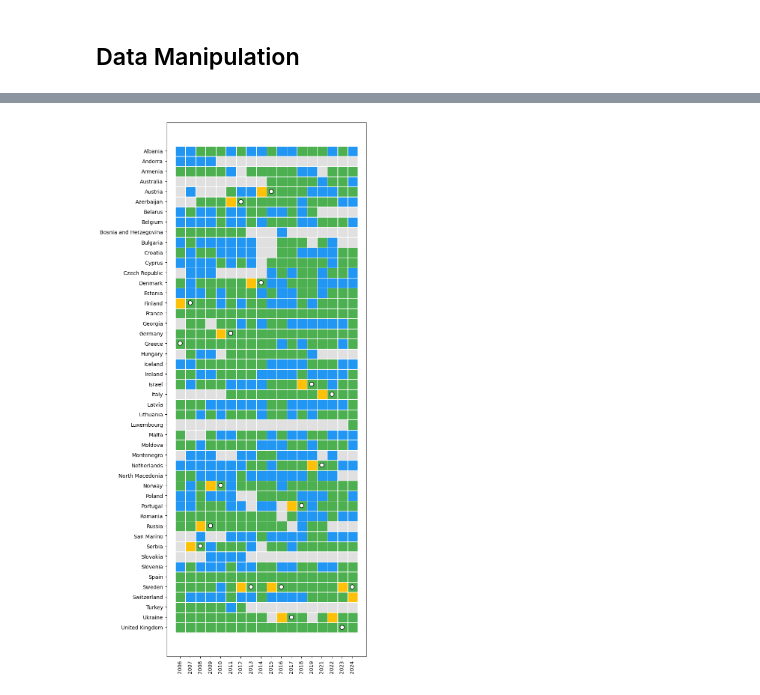
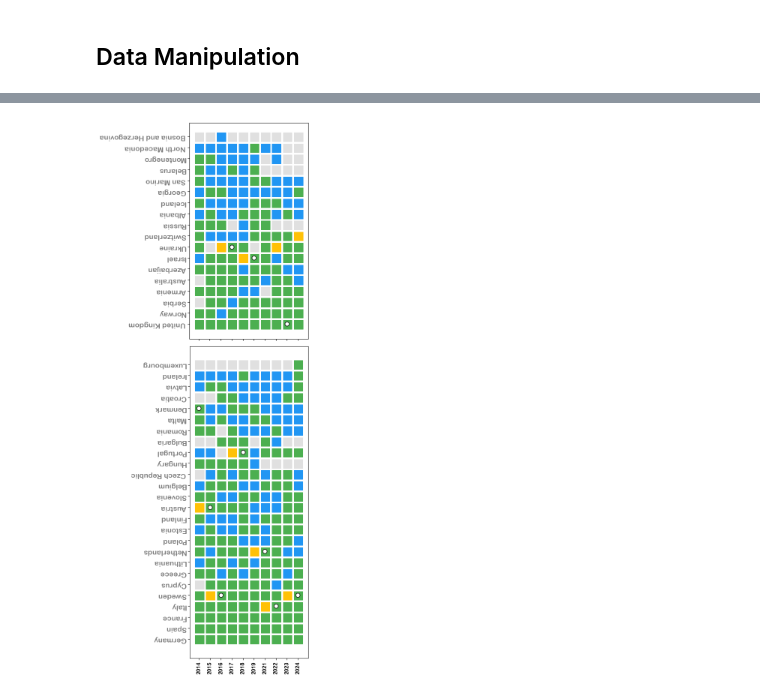
Before and after one commit to OlgaKuzminichna/visualizations, a Jupyter notebook: code/eurovision/eurovision.ipynb, the cells around one changed output, grey strips where cells are left out. Cells and saved outputs as stored; diff of their text form; code cells hidden in the pictures.

```diff
--- a/code/eurovision/eurovision.ipynb
+++ b/code/eurovision/eurovision.ipynb
@@ -93,10 +93,10 @@ for country, group in df.groupby('First TD Value'):
             current_year += 1  # Increment the year for the next expansion
 
 df_clean = pd.DataFrame(df_clean)
-df_clean = df_clean[(df_clean['Year'] >= 2006) & (df_clean['Year'] != 2020)]
+df_clean = df_clean[(df_clean['Year'] >= 2014) & (df_clean['Year'] != 2020)]
 df_clean['Country Code'] = df_clean['Country'].str[-2:]
 df_clean['Country'] = df_clean['Country'].str[:-2]
-df_clean = df_clean[~df_clean['Country Code'].isin(["YU", "MA", "MC", "CS"])]
+df_clean = df_clean[~df_clean['Country Code'].isin(["YU", "MA", "MC", "CS", "MD", "SK", "TR", "AD" ])]
 
 country_dictionary = {
     'Albanien': {'English': 'Albania', 'Region': 'Non-European Union'},
@@ -183,3 +183,7 @@ df_clean['Host'] = df_clean.apply(
     lambda row: 1 if (row['Year'] in eurovision_hosts and row['Country Code'] == eurovision_hosts[row['Year']]) else 0,
     axis=1
 )
+df_clean['Count_Final'] = df_clean.groupby('Country')['Meaning'].transform(lambda x: (x == 'Final').sum())
+
+# Sort the DataFrame by the number of wins
+df_clean = df_clean.sort_values(by='Count_Final', ascending=False)
@@ -186,48 +249,65 @@ df_clean['Host'] = df_clean.apply(
 # %%
+df_clean['Final_Count'] = df_clean.groupby('Country')['Meaning'].transform(lambda x: (x == 'Final').sum())
 
+# Pivot the data to create a matrix for the heatmap
+heatmap_data = df_clean.pivot_table(index=['Region', 'Country'], columns='Year', values='Meaning', aggfunc=lambda x: ', '.join(x) if isinstance(x, list) else x)
 
-heatmap_data = df_clean.pivot_table(index=['Country'], columns='Year', values='Meaning', aggfunc=lambda x: ', '.join(x) )
+# Sort the data based on total Finals
+df_clean_sorted = df_clean.drop_duplicates(subset=['Country']).sort_values(by='Final_Count', ascending=True)
+heatmap_data = heatmap_data.loc[pd.MultiIndex.from_frame(df_clean_sorted[['Region', 'Country']])]
 
 # Create a mapping for colors based on 'Meaning'
 meaning_colors = {
     'Final': '#4CAF50',        # Green
     'Semi-Final': '#2196F3',   # Blue
     'Not present': '#E0E0E0',  # Light Grey
-    'Win': '#FFC107'         # Yellow
+    'Win': '#FFC107'           # Yellow (for winners)
 }
 
-
+# Apply color mapping to the heatmap data
 color_mapped = heatmap_data.applymap(lambda x: meaning_colors.get(x, '#FFFFFF'))
 
-fig, ax = plt.subplots(figsize=(30, 15))
+# Split the data into European and Non-European countries
+europe_data = heatmap_data.loc['European Union']
+non_europe_data = heatmap_data.loc['Non-European Union']
 
+fig, (ax1, ax2) = plt.subplots(nrows=2, figsize=(15, 15), gridspec_kw={'height_ratios': [len(non_europe_data), len(europe_data)]})
 
-square_size = 0.9
-spacing = 0.2
+for ax, data, title in zip([ax1, ax2], [non_europe_data, europe_data], ['Other', 'Europe']):
+    square_size = 0.8
+    spacing = 0.1
 
-for i, country in enumerate(heatmap_data.index):
-    for j, year in enumerate(heatmap_data.columns):
-        meaning = heatmap_data.loc[country, year]
-        color = meaning_colors.get(meaning, '#FFFFFF')
-        ax.add_patch(plt.Rectangle(
-            (j + spacing / 2, i + spacing / 2),
-            square_size, square_size,
-            color=color, edgecolor='white', linewidth=0.8
-        ))
-        if df_clean[(df_clean['Country'] == country) & (df_clean['Year'] == year) & (df_clean['Host'] == 1)].any().any():
-            plt.plot(j + 0.5, i + 0.5, 'o', markerfacecolor='white', markeredgecolor='black', markersize=8)
+    for i, country in enumerate(data.index):
+        for j, year in enumerate(data.columns):
+            meaning = data.loc[country, year]
+            color = meaning_colors.get(meaning, '#FFFFFF')
+            ax.add_patch(plt.Rectangle(
+                (j + spacing / 2, i + spacing / 2),
+                square_size, square_size,
+                color=color, edgecolor='white', linewidth=0.8
+            ))
+            if df_clean[(df_clean['Country'] == country) & (df_clean['Year'] == year) & (df_clean['Host'] == 1)].any().any():
+                ax.plot(j + 0.4, i + 0.4, 'o', markerfacecolor='white', markeredgecolor='black', markersize=8)
 
+    ax.set_yticks([i + 0.4 for i in range(len(data.index))])
+    ax.set_yticklabels(data.index, fontname='Arial Rounded MT Bold', fontsize=14, color='gray', fontweight='bold', rotation=180)
+    ax.set_xticks([j + 0.4 for j in range(len(data.columns))])
 
-ax.set_yticks([i + 0.5 for i in range(len(heatmap_data.index))])
-ax.set_yticklabels(heatmap_data.index)
-ax.set_xticks([j + 0.5 for j in range(len(heatmap_data.columns))])
-ax.set_xticklabels(heatmap_data.columns, rotation=90)
+    if ax == ax2:
+        ax.set_xticklabels(data.columns, rotation=90, fontname='Arial Rounded MT Bold')
+    else:
+        ax.set_xticklabels([])
 
-ax.invert_yaxis()
-ax.set_aspect('equal')
-ax.grid(False)
+   # ax.set_title(title, fontsize=16, fontname='Arial Rounded MT Bold', fontweight='bold', loc='center')
+    ax.invert_yaxis()
+    ax.set_aspect('equal')
+    ax.grid(False)
 
 plt.tight_layout()
+
+# Save the plot
+plt.savefig("eurovision_heatmap.png", dpi=900, bbox_inches='tight', orientation='landscape')
+
 plt.show()
 # %% [output]
-[figure, old version]
+[figure, new version]
```
Also changed, not shown: parts of 1 cell of this notebook, 3 other files.
